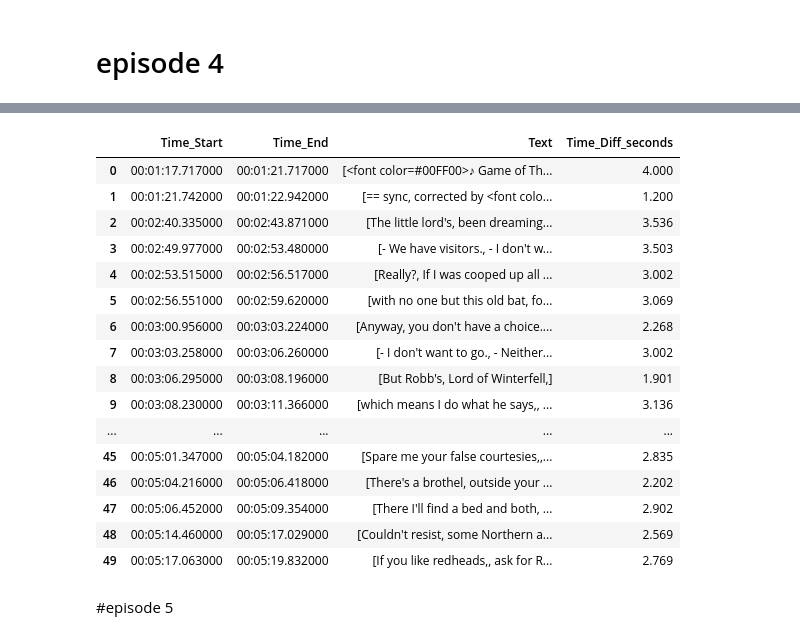
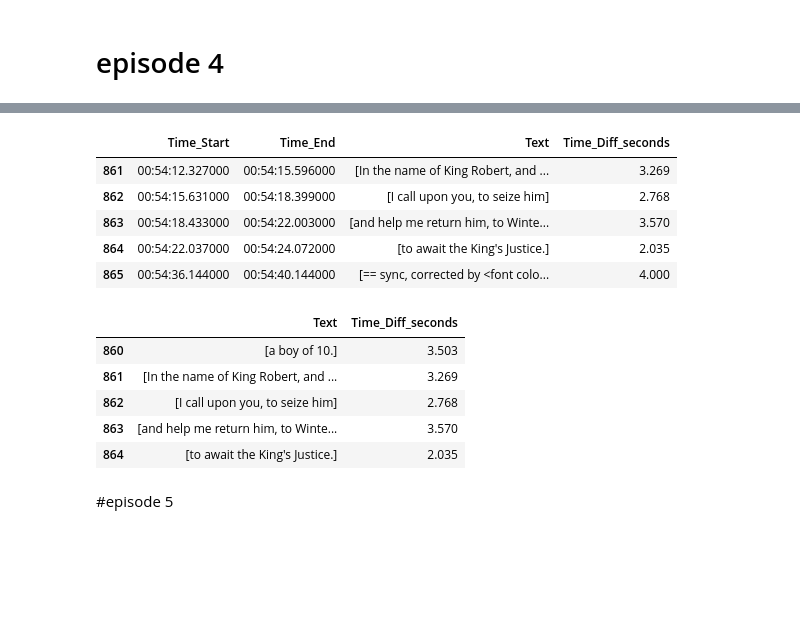
Before and after one commit to trong-shen/Game-of-Throne-Project, a Jupyter notebook: S1+S2subtitles.ipynb, the cells around one changed output, grey strips where cells are left out. Cells and saved outputs as stored; diff of their text form; code cells hidden in the pictures; blank space fills up the shorter version.

```diff
--- a/S1+S2subtitles.ipynb
+++ b/S1+S2subtitles.ipynb
@@ -252,24 +333,13 @@ GOTep4['Time_Start'] = pd.to_timedelta(GOTep4['Time_Start'].astype(str))
 # %%
 # Creating a new column with differnce between time end and time start for each subtitle (length of time of each subtitle)
 GOTep4['Time_Diff_seconds'] = GOTep4['Time_End'] - GOTep4['Time_Start']
 GOTep4['Time_Diff_seconds'] = GOTep4['Time_Diff_seconds']/np.timedelta64(1,'s')
 
-GOTep4.head(50)
+GOTep4.tail(5)
 # %% [output]
 |  | Time_Start | Time_End | Text | Time_Diff_seconds |
-| 0 | 00:01:17.717000 | 00:01:21.717000 | [<font color=#00FF00>♪ Game of Th... | 4.000 |
-| 1 | 00:01:21.742000 | 00:01:22.942000 | [== sync, corrected by <font colo... | 1.200 |
-| 2 | 00:02:40.335000 | 00:02:43.871000 | [The little lord's, been dreaming... | 3.536 |
-| 3 | 00:02:49.977000 | 00:02:53.480000 | [- We have visitors., - I don't w... | 3.503 |
-| 4 | 00:02:53.515000 | 00:02:56.517000 | [Really?, If I was cooped up all ... | 3.002 |
-| 5 | 00:02:56.551000 | 00:02:59.620000 | [with no one but this old bat, fo... | 3.069 |
-| 6 | 00:03:00.956000 | 00:03:03.224000 | [Anyway, you don't have a choice.... | 2.268 |
-| 7 | 00:03:03.258000 | 00:03:06.260000 | [- I don't want to go., - Neither... | 3.002 |
-| 8 | 00:03:06.295000 | 00:03:08.196000 | [But Robb's, Lord of Winterfell,] | 1.901 |
-| 9 | 00:03:08.230000 | 00:03:11.366000 | [which means I do what he says,, ... | 3.136 |
-| ... | ... | ... | ... | ... |
-| 45 | 00:05:01.347000 | 00:05:04.182000 | [Spare me your false courtesies,,... | 2.835 |
-| 46 | 00:05:04.216000 | 00:05:06.418000 | [There's a brothel, outside your ... | 2.202 |
-| 47 | 00:05:06.452000 | 00:05:09.354000 | [There I'll find a bed and both, ... | 2.902 |
-| 48 | 00:05:14.460000 | 00:05:17.029000 | [Couldn't resist, some Northern a... | 2.569 |
-| 49 | 00:05:17.063000 | 00:05:19.832000 | [If you like redheads,, ask for R... | 2.769 |
+| 861 | 00:54:12.327000 | 00:54:15.596000 | [In the name of King Robert, and ... | 3.269 |
+| 862 | 00:54:15.631000 | 00:54:18.399000 | [I call upon you, to seize him] | 2.768 |
+| 863 | 00:54:18.433000 | 00:54:22.003000 | [and help me return him, to Winte... | 3.570 |
+| 864 | 00:54:22.037000 | 00:54:24.072000 | [to await the King's Justice.] | 2.035 |
+| 865 | 00:54:36.144000 | 00:54:40.144000 | [== sync, corrected by <font colo... | 4.000 |
@@ -276,3 +351,12 @@ GOTep4.head(50)
+# %%
+GOTep4_clean.tail()
+# %% [output]
+|  | Text | Time_Diff_seconds |
+| 860 | [a boy of 10.] | 3.503 |
+| 861 | [In the name of King Robert, and ... | 3.269 |
+| 862 | [I call upon you, to seize him] | 2.768 |
+| 863 | [and help me return him, to Winte... | 3.570 |
+| 864 | [to await the King's Justice.] | 2.035 |
 # %% [markdown]
 #episode 5
 # %%
```
Also changed, not shown: parts of 74 cells of this notebook.
